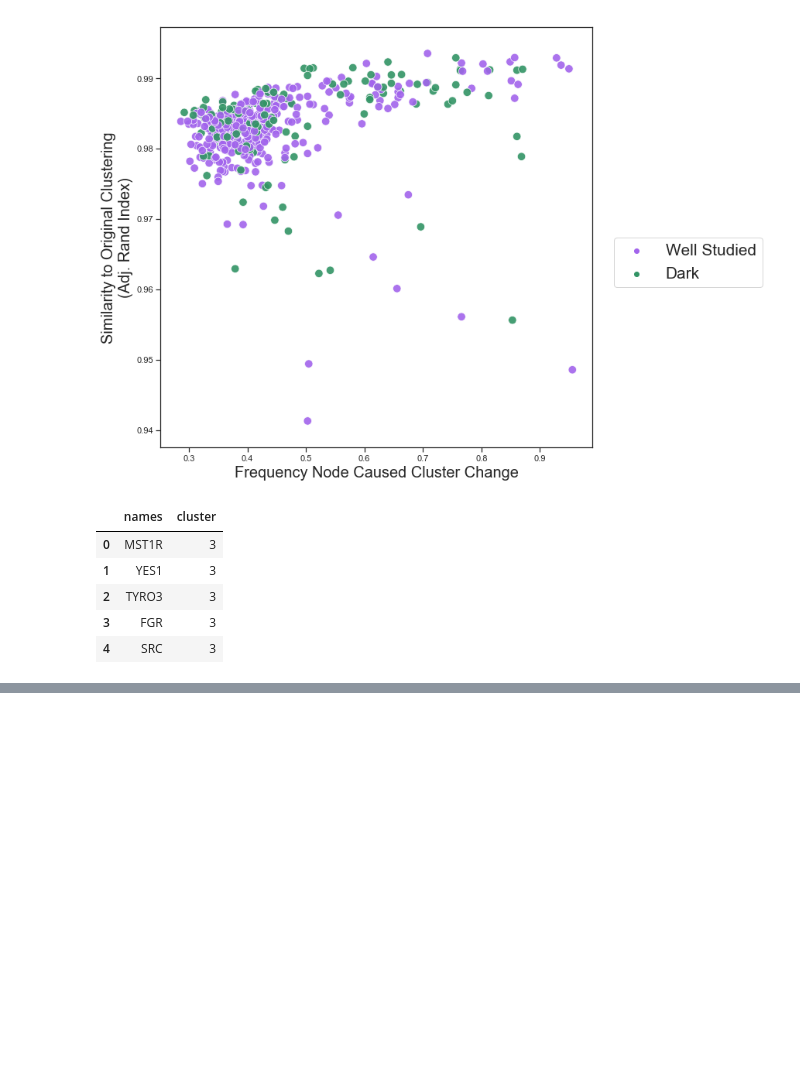
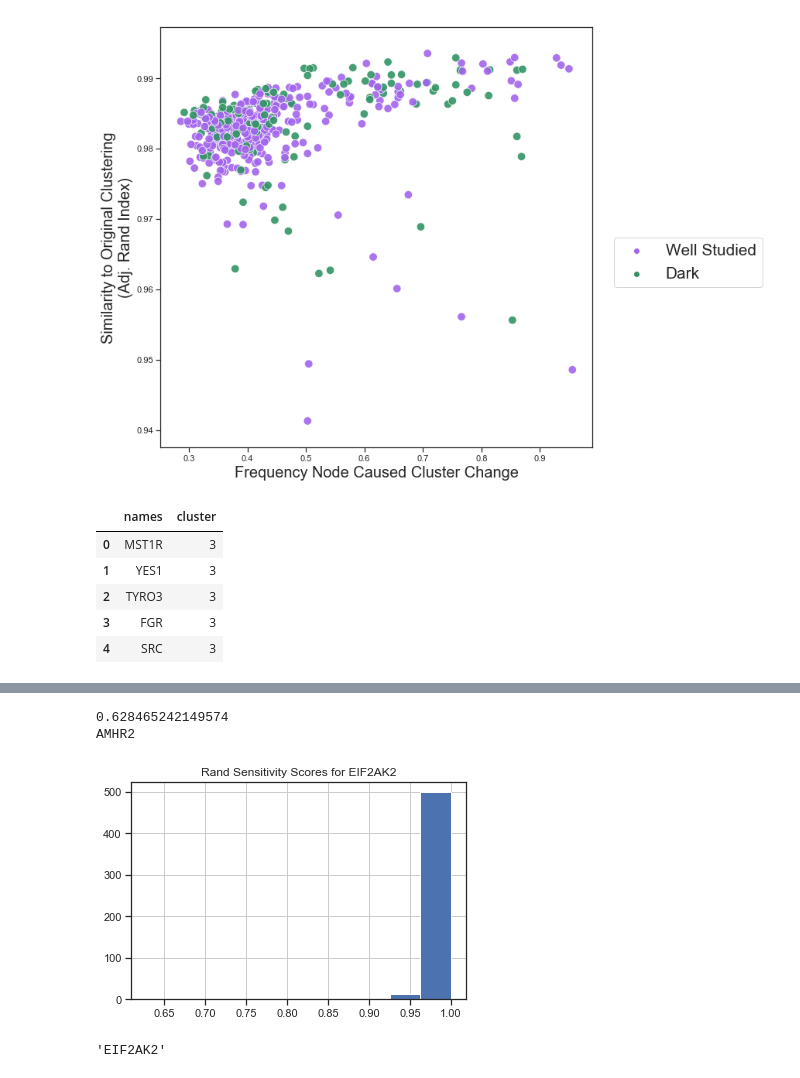
Before and after one commit to gomezlab/kinotypeClusteringAndRegression, a Jupyter notebook: src/network_11_analysisOfSensitivity.ipynb, the cells around one changed output, grey strips where cells are left out. Saved outputs shown, nothing was run; the diff lists cells and outputs as text; code cells hidden in the pictures; blank space fills up the shorter version.

```diff
--- a/src/network_11_analysisOfSensitivity.ipynb
+++ b/src/network_11_analysisOfSensitivity.ipynb
@@ -155,0 +200,16 @@ plt.show()
+# %%
+rand_eif2ak2 = rand.loc['EIF2AK2']
+print(rand_eif2ak2[rand_eif2ak2 > 0].min())
+print(rand_eif2ak2[rand_eif2ak2 > 0].idxmin())
+
+rand_eif2ak2[rand_eif2ak2 > 0].hist()
+plt.title('Rand Sensitivity Scores for EIF2AK2')
+plt.show()
+# %% [output]
+0.628465242149574
+AMHR2
+[figure, added]
+# %%
+rand[rand > 0].min(axis=0).idxmin(axis=0)
+# %% [output]
+'EIF2AK2'
```
Also changed, not shown: parts of 31 cells of this notebook.
